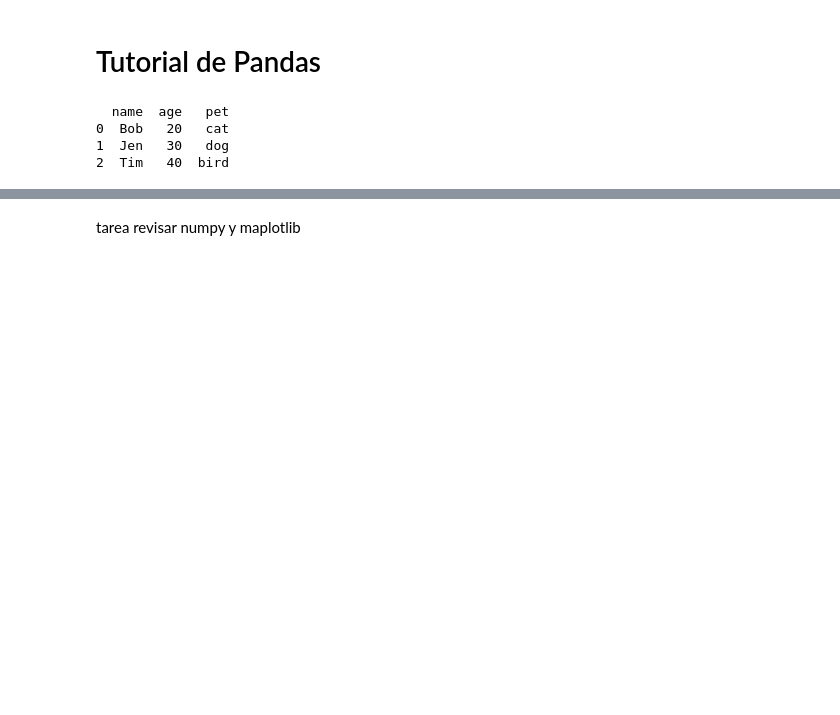
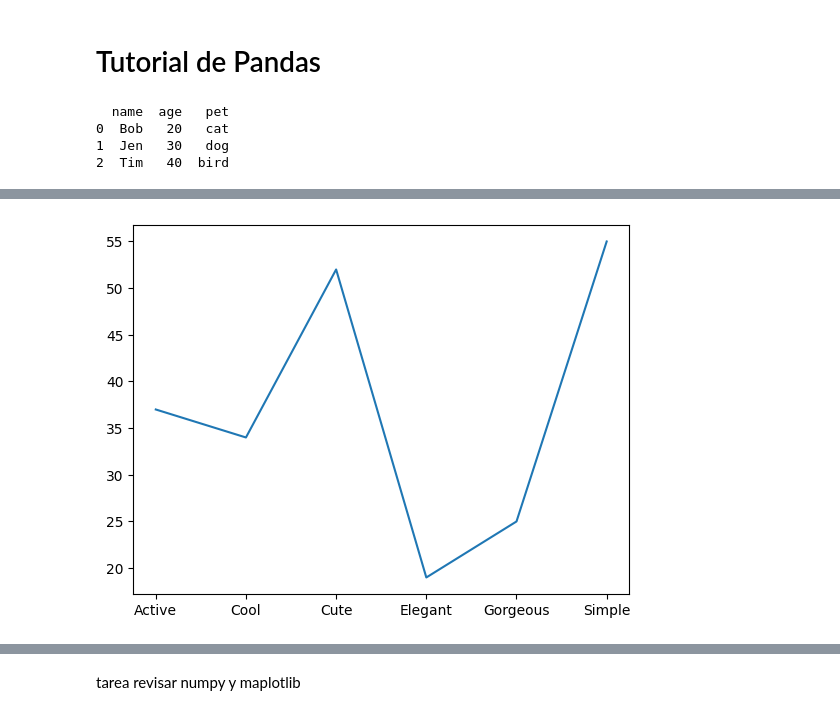
Before and after one commit to ivankarrillin/ML_Doc, a Jupyter notebook: reto_palabras.ipynb, the cells around one changed output, grey strips where cells are left out. Saved outputs shown, nothing was run; the diff lists cells and outputs as text; code cells hidden in the pictures; blank space fills up the shorter version.

```diff
--- a/reto_palabras.ipynb
+++ b/reto_palabras.ipynb
@@ -63,0 +180,7 @@ F
+# %%
+import kagglehub
+
+# Download latest version
+path = kagglehub.dataset_download("jessicali9530/animal-crossing-new-horizons-nookplaza-dataset")
+
+print("Path to dataset files:", path)
@@ -63,0 +192,7 @@ F
+# %%
+import numpy as np
+import pandas as pd
+import matplotlib.pyplot as plt
+# The data I will use
+df=pd.read_csv(path+"/accessories.csv")
+df.head(4).T
@@ -63,0 +217,6 @@ F
+# %%
+style=df.groupby(["Style"]).count()["Unique Entry ID"]
+plt.plot(style.index,style.values)
+plt.show()
+# %% [output]
+[figure, added]
```
Also changed, not shown: parts of 10 cells of this notebook.
